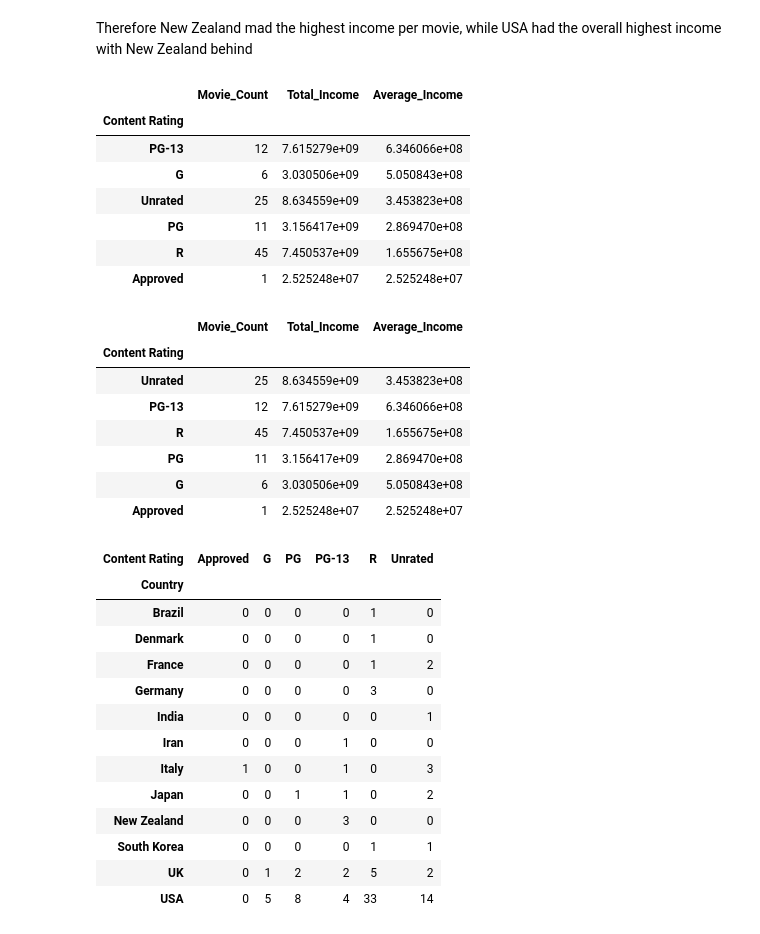
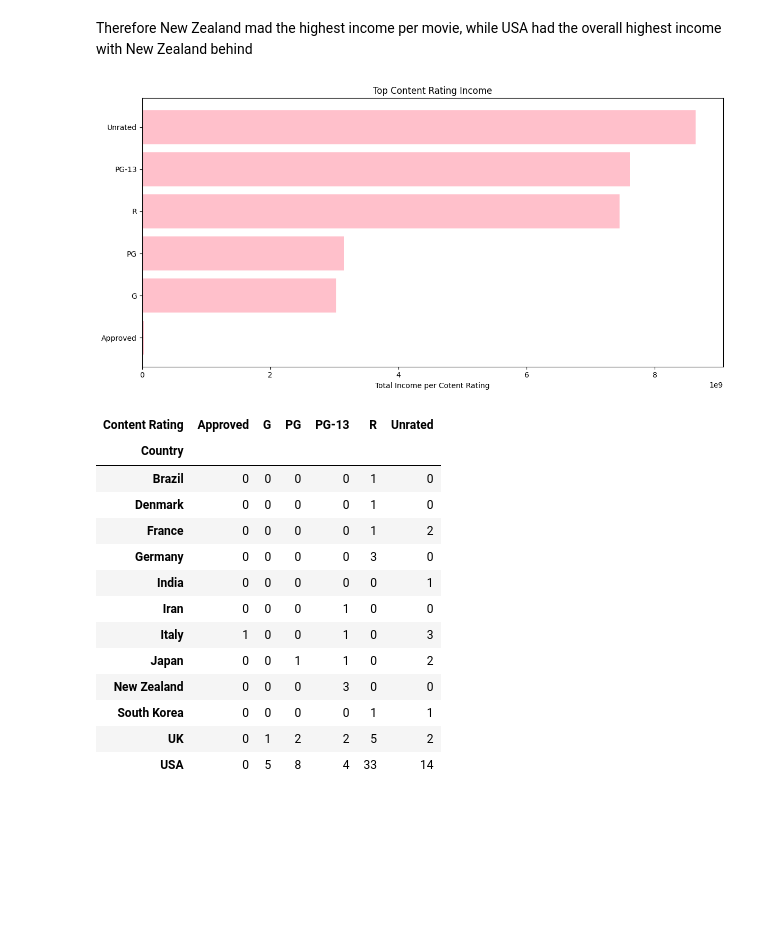
Before and after one commit to AyaUchiv/IDMB_MOVIE_DATASET, a Jupyter notebook: ANALYSIS/idmb_analysis.ipynb, the cells around one changed output. Cells and saved outputs as stored; diff of their text form; code cells hidden in the pictures; blank space fills up the shorter version.

```diff
--- a/ANALYSIS/idmb_analysis.ipynb
+++ b/ANALYSIS/idmb_analysis.ipynb
@@ -101,32 +101,25 @@ plt.show()
 # %% [markdown]
 Therefore New Zealand mad the highest income per movie, while USA had the overall highest income with New Zealand behind
 # %%
+#calculating which content rating made the highest income
 summary_rating = idmb.groupby('Content Rating').agg(
     Movie_Count=('Income', 'count'),
     Total_Income=('Income', 'sum'),
     Average_Income=('Income', 'mean')
 )
-summary_rating.sort_values(by='Average_Income', ascending=False)
+
+content_data = summary_rating.sort_values(by='Total_Income', ascending=False)
+
+#visualization of country with highest income per movie
+plt.figure(figsize=(12, 6))
+plt.barh(content_data.index, content_data['Total_Income'], color='pink')
+plt.xlabel('Total Income per Cotent Rating')
+plt.title('Top Content Rating Income')
+plt.gca().invert_yaxis()  # Highest on top
+plt.tight_layout()
+plt.show()
 # %% [output]
-|  | Movie_Count | Total_Income | Average_Income |
-| Content Rating |  |  |  |
-| PG-13 | 12 | 7.615279e+09 | 6.346066e+08 |
-| G | 6 | 3.030506e+09 | 5.050843e+08 |
-| Unrated | 25 | 8.634559e+09 | 3.453823e+08 |
-| PG | 11 | 3.156417e+09 | 2.869470e+08 |
-| R | 45 | 7.450537e+09 | 1.655675e+08 |
-| Approved | 1 | 2.525248e+07 | 2.525248e+07 |
+[figure, added]
-# %%
-summary_rating.sort_values(by='Total_Income', ascending=False)
-# %% [output]
-|  | Movie_Count | Total_Income | Average_Income |
-| Content Rating |  |  |  |
-| Unrated | 25 | 8.634559e+09 | 3.453823e+08 |
-| PG-13 | 12 | 7.615279e+09 | 6.346066e+08 |
-| R | 45 | 7.450537e+09 | 1.655675e+08 |
-| PG | 11 | 3.156417e+09 | 2.869470e+08 |
-| G | 6 | 3.030506e+09 | 5.050843e+08 |
-| Approved | 1 | 2.525248e+07 | 2.525248e+07 |
 # %%
 idmb_country_rating = idmb.groupby('Country')['Content Rating'].value_counts().unstack(fill_value=0)
 idmb_country_rating
```
